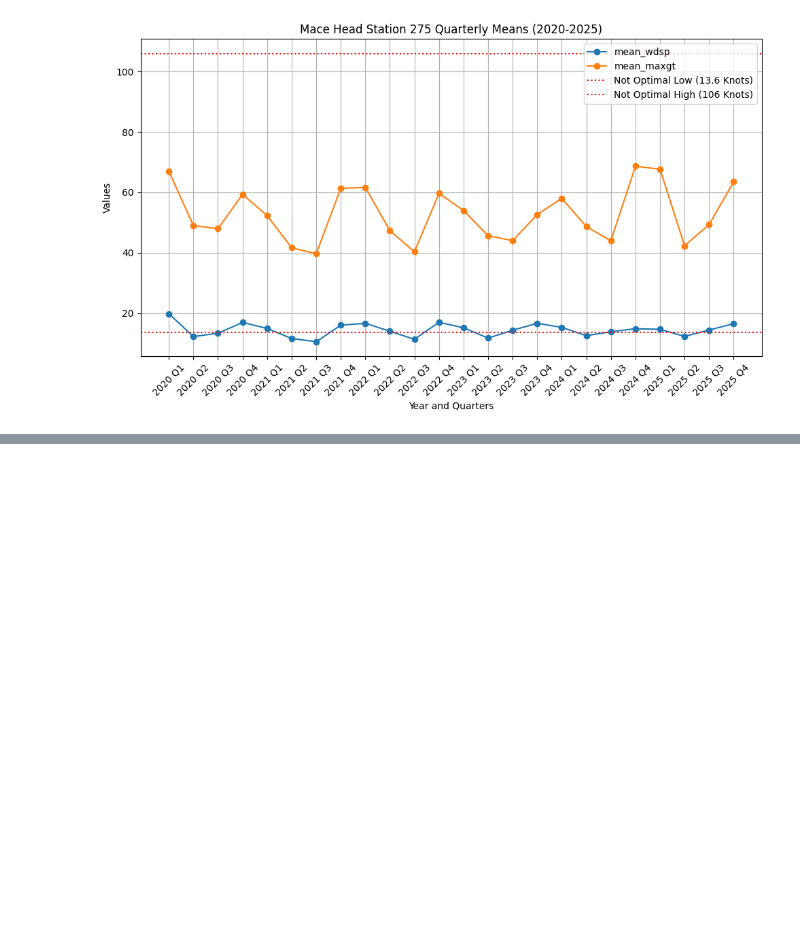
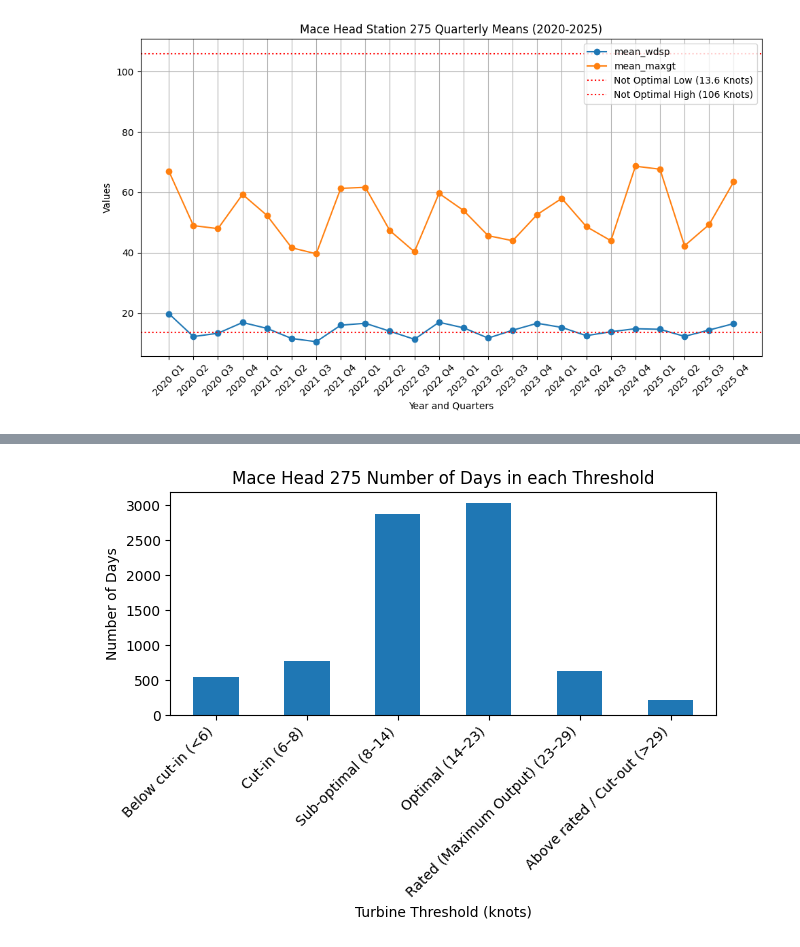
Before and after one commit to PectenMaximus/PFDA_2025_Project-, a Jupyter notebook: Project.ipynb, the cells around one changed output, grey strips where cells are left out. Cells and saved outputs as stored; diff of their text form; code cells hidden in the pictures; blank space fills up the shorter version.

Commit message:
Began on Daily csv Files
- Read in 275 daily
- A few exploratory plots
- Defined thresholds to look at

```diff
--- a/Project.ipynb
+++ b/Project.ipynb
@@ -542,0 +648,24 @@ plt.show()
+# %%
+# Define bins turbine thresholds
+bins = [0, 6, 8, 14, 23, 29, np.inf]
+
+labels = [
+    "Below cut-in (<6)",
+    "Cut-in (6–8)",
+    "Sub-optimal (8–14)",
+    "Optimal (14–23)",
+    "Rated (Max Output) (23–29)",
+    "Above rated / Cut-out (>29)"
+]
+# %%
+
+data_subset["275_Daily_Thresholds"] = pd.cut(
+    data_subset["wdsp"],
+    bins=bins,
+    labels=labels,
+    right=False
+)
+# %%
+stage_counts = data_subset["275_Daily_Thresholds"].value_counts().sort_index()
+
+print(stage_counts)
@@ -542,0 +681,11 @@ plt.show()
+# %%
+plt.figure()
+stage_counts.plot(kind="bar")
+plt.title("Mace Head 275 Number of Days in each Threshold")
+plt.xlabel("Turbine Threshold (knots)")
+plt.ylabel("Number of Days")
+plt.xticks(rotation=45, ha="right")
+plt.tight_layout()
+plt.show()
+# %% [output]
+[figure, added]
```
Also changed, not shown: parts of 22 cells of this notebook.
